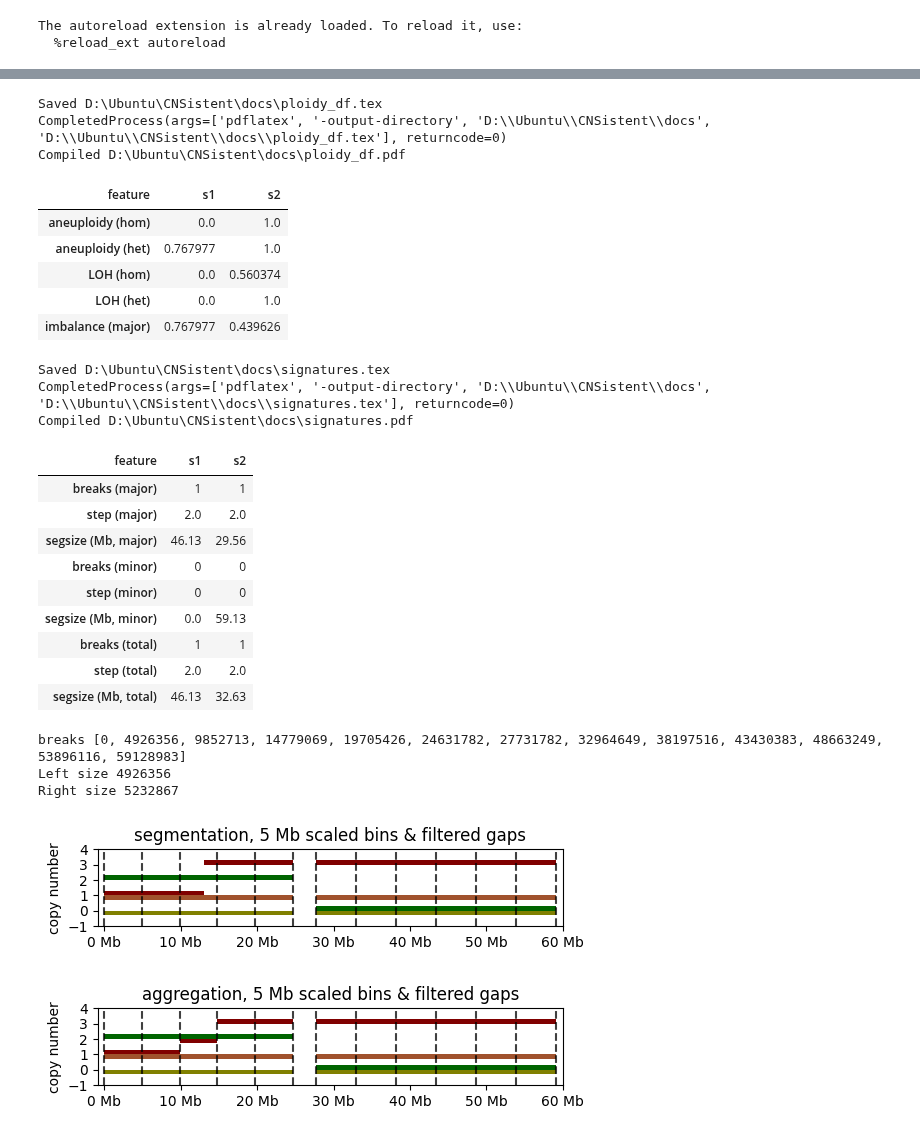
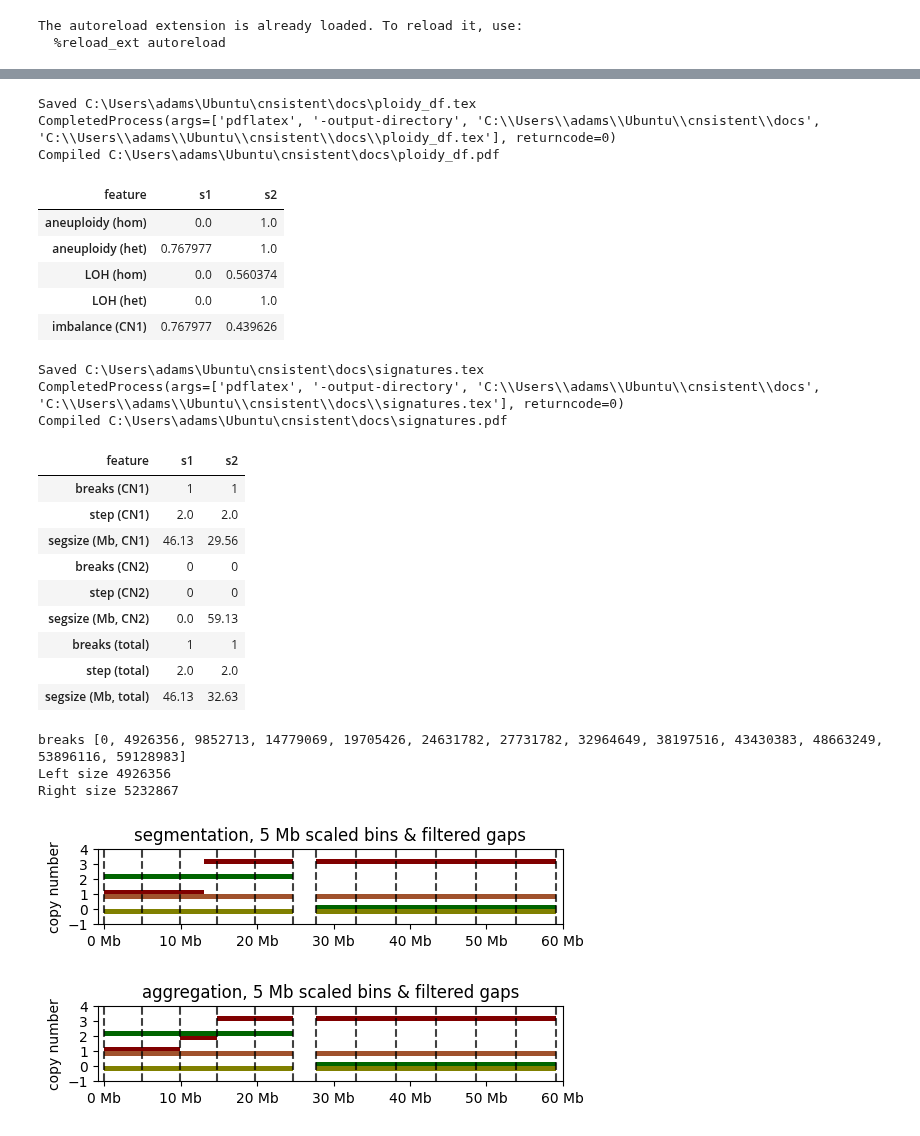
Before and after one commit to ICCB-Cologne/CNSistent, a Jupyter notebook: notebooks/docs/illustrations.ipynb, the cells around one changed output, grey strips where cells are left out. Cells and saved outputs as stored; diff of their text form; code cells hidden in the pictures.

```diff
--- a/notebooks/docs/illustrations.ipynb
+++ b/notebooks/docs/illustrations.ipynb
@@ -23,7 +23,7 @@ from cns.process.segments import merge_segments
 The autoreload extension is already loaded. To reload it, use:
   %reload_ext autoreload
 # %%
-cns = """sample_id, chrom, start, end, major_cn, minor_cn
+cns = """sample_id, chrom, start, end, CN1, CN2
 s1, chr19, 1000000, 3000000, 1,
 s1, chr19, 3000000, 12000000, 1, 1
 s1, chr19, 12000000, 14000000, , 1
@@ -244,32 +244,32 @@ save_doc_fig("cns_imputed_mask")
 # %%
 cov_df = main_ploidy(cns_imp_df, segs=segs_with_gaps).T.reset_index().rename(columns={"index": "feature"}).set_index("feature")
 cov_df.columns.name = r"feature"
-cov_df = cov_df.loc[["ane_hom_aut", "ane_het_aut", "loh_hom_aut", "loh_het_aut", "imb_major_cn_aut"]]
-cov_df.index = ["aneuploidy (hom)", "aneuploidy (het)", "LOH (hom)", "LOH (het)", "imbalance (major)"]
+cov_df = cov_df.loc[["ane_hom_aut", "ane_het_aut", "loh_hom_aut", "loh_het_aut", "imb_CN1_aut"]]
+cov_df.index = ["aneuploidy (hom)", "aneuploidy (het)", "LOH (hom)", "LOH (het)", "imbalance (CN1)"]
 latex_cns_table(cov_df, "ploidy_df", "|l|c|c|", True, "aneuploidies and imbalances")
 cov_df
 # %% [output]
-Saved D:\Ubuntu\CNSistent\docs\ploidy_df.tex
-CompletedProcess(args=['pdflatex', '-output-directory', 'D:\\Ubuntu\\CNSistent\\docs', 'D:\\Ubuntu\\CNSistent\\docs\\ploidy_df.tex'], returncode=0)
-Compiled D:\Ubuntu\CNSistent\docs\ploidy_df.pdf
+Saved C:\Users\adams\Ubuntu\cnsistent\docs\ploidy_df.tex
+CompletedProcess(args=['pdflatex', '-output-directory', 'C:\\Users\\adams\\Ubuntu\\cnsistent\\docs', 'C:\\Users\\adams\\Ubuntu\\cnsistent\\docs\\ploidy_df.tex'], returncode=0)
+Compiled C:\Users\adams\Ubuntu\cnsistent\docs\ploidy_df.pdf
 | feature | s1 | s2 |
 | aneuploidy (hom) | 0.0 | 1.0 |
 | aneuploidy (het) | 0.767977 | 1.0 |
 | LOH (hom) | 0.0 | 0.560374 |
 | LOH (het) | 0.0 | 1.0 |
-| imbalance (major) | 0.767977 | 0.439626 |
+| imbalance (CN1) | 0.767977 | 0.439626 |
 # %%
 cov_df = main_signatures(cns_imp_df).T.reset_index().rename(columns={"index": "feature"}).set_index("feature")
 cov_df.columns.name = r"feature"
 # index where ends with _aut
 cov_df = cov_df.loc[[x for x in cov_df.index if x.endswith("_aut")]]
 cov_df.index = [x.replace("_aut", "") for x in cov_df.index]
-# replace _major_cn with (major), _minor_cn with (minor), _total_cn with (total)
-cov_df.index = [x.replace("_major_cn", " (major)") for x in cov_df.index]
-cov_df.index = [x.replace("_minor_cn", " (minor)") for x in cov_df.index]
+# replace _CN1 with (major), _CN2 with (CN2), _total_cn with (total)
+cov_df.index = [x.replace("_CN1", " (CN1)") for x in cov_df.index]
+cov_df.index = [x.replace("_CN2", " (CN2)") for x in cov_df.index]
 cov_df.index = [x.replace("_total_cn", " (total)") for x in cov_df.index]
 # replace values in rows starting with the string segsize with segsize/1e6
-loc_filter = ["segsize (major)", "segsize (minor)", "segsize (total)"]
+loc_filter = ["segsize (CN1)", "segsize (CN2)", "segsize (total)"]
 cov_df.loc[loc_filter] = cov_df.loc[loc_filter].map(lambda x: f"{np.round(x/1e6, 2)}")
 # replace in index segsize for segsize-Mb
 cov_df.index = [x.replace("segsize (", "segsize (Mb, ") for x in cov_df.index]
@@ -278,16 +278,16 @@ cov_df.index = [x.replace("segsize (", "segsize (Mb, ") for x in cov_df.index]
 latex_cns_table(cov_df, "signatures", "|l|c|c|", True, "CN signatures")
 cov_df
 # %% [output]
-Saved D:\Ubuntu\CNSistent\docs\signatures.tex
-CompletedProcess(args=['pdflatex', '-output-directory', 'D:\\Ubuntu\\CNSistent\\docs', 'D:\\Ubuntu\\CNSistent\\docs\\signatures.tex'], returncode=0)
-Compiled D:\Ubuntu\CNSistent\docs\signatures.pdf
+Saved C:\Users\adams\Ubuntu\cnsistent\docs\signatures.tex
+CompletedProcess(args=['pdflatex', '-output-directory', 'C:\\Users\\adams\\Ubuntu\\cnsistent\\docs', 'C:\\Users\\adams\\Ubuntu\\cnsistent\\docs\\signatures.tex'], returncode=0)
+Compiled C:\Users\adams\Ubuntu\cnsistent\docs\signatures.pdf
 | feature | s1 | s2 |
-| breaks (major) | 1 | 1 |
-| step (major) | 2.0 | 2.0 |
-| segsize (Mb, major) | 46.13 | 29.56 |
-| breaks (minor) | 0 | 0 |
-| step (minor) | 0 | 0 |
-| segsize (Mb, minor) | 0.0 | 59.13 |
+| breaks (CN1) | 1 | 1 |
+| step (CN1) | 2.0 | 2.0 |
+| segsize (Mb, CN1) | 46.13 | 29.56 |
+| breaks (CN2) | 0 | 0 |
+| step (CN2) | 0 | 0 |
+| segsize (Mb, CN2) | 0.0 | 59.13 |
 | breaks (total) | 1 | 1 |
 | step (total) | 2.0 | 2.0 |
 | segsize (Mb, total) | 46.13 | 32.63 |
@@ -302,34 +302,34 @@ breaks [0, 4926356, 9852713, 14779069, 19705426, 24631782, 27731782, 32964649, 3
 Left size 4926356
 Right size 5232867
 # %%
-bin_none_df = main_aggregate(cns_imp_df, binned_segs, "none")
+bin_none_df = main_aggregate(cns_imp_df, binned_segs, "none", cn_columns=["CN1", "CN2"])
 fig, ax = plt.subplots(1, 1, figsize=(6, 1), dpi=100)
 ax.set_title('segmentation, 5 Mb scaled bins & filtered gaps')
 plot_util(ax)
-plot_bars(ax, cns_sid(bin_none_df, "s1"), "major_cn", colors[0], .3, .15, "s1: major CN")
-plot_bars(ax, cns_sid(bin_none_df, "s1"), "minor_cn", colors[1], .3, -.15, "s1: minor CN")
-plot_bars(ax, cns_sid(bin_none_df, "s2"), "major_cn", colors[2], .3, .15, "s2: major CN")
-plot_bars(ax, cns_sid(bin_none_df, "s2"), "minor_cn", colors[3], .3, -.15, "s2: minor CN")
+plot_bars(ax, cns_sid(bin_none_df, "s1"), "CN1", colors[0], .3, .15, "s1: CN1")
+plot_bars(ax, cns_sid(bin_none_df, "s1"), "CN2", colors[1], .3, -.15, "s1: CN2")
+plot_bars(ax, cns_sid(bin_none_df, "s2"), "CN1", colors[2], .3, .15, "s2: CN1")
+plot_bars(ax, cns_sid(bin_none_df, "s2"), "CN2", colors[3], .3, -.15, "s2: CN2")
 
 for brekapoint in breaks:
     ax.axvline(x=brekapoint, color='k', linestyle='--', alpha=.75)
 save_doc_fig("cns_segmented")
 # %% [output]
-[figure, old version]
+[figure, new version]
 # %%
-bin_res_df = main_aggregate(cns_imp_df, binned_segs)
+bin_res_df = main_aggregate(cns_imp_df, binned_segs, cn_columns=["CN1", "CN2"])
 fig, ax = plt.subplots(1, 1, figsize=(6, 1), dpi=100)
 ax.set_title('aggregation, 5 Mb scaled bins & filtered gaps')
 plot_util(ax)
-plot_bars(ax, cns_sid(bin_res_df, "s1"), "major_cn", colors[0], .3, .15, "s1: major CN")
-plot_bars(ax, cns_sid(bin_res_df, "s1"), "minor_cn", colors[1], .3, -.15, "s1: minor CN")
-plot_bars(ax, cns_sid(bin_res_df, "s2"), "major_cn", colors[2], .3, .15, "s2: major CN")
-plot_bars(ax, cns_sid(bin_res_df, "s2"), "minor_cn", colors[3], .3, -.15, "s2: minor CN")
+plot_bars(ax, cns_sid(bin_res_df, "s1"), "CN1", colors[0], .3, .15, "s1: CN1")
+plot_bars(ax, cns_sid(bin_res_df, "s1"), "CN2", colors[1], .3, -.15, "s1: CN2")
+plot_bars(ax, cns_sid(bin_res_df, "s2"), "CN1", colors[2], .3, .15, "s2: CN1")
+plot_bars(ax, cns_sid(bin_res_df, "s2"), "CN2", colors[3], .3, -.15, "s2: CN2")
 
 for brekapoint in breaks:
     ax.axvline(x=brekapoint, color='k', linestyle='--', alpha=.75)
 save_doc_fig("cns_aggregated")
 # %% [output]
-[figure, old version]
+[figure, new version]
 # %%
 s1_table = (
```
Also changed, not shown: parts of 12 cells of this notebook, 12 other files.
